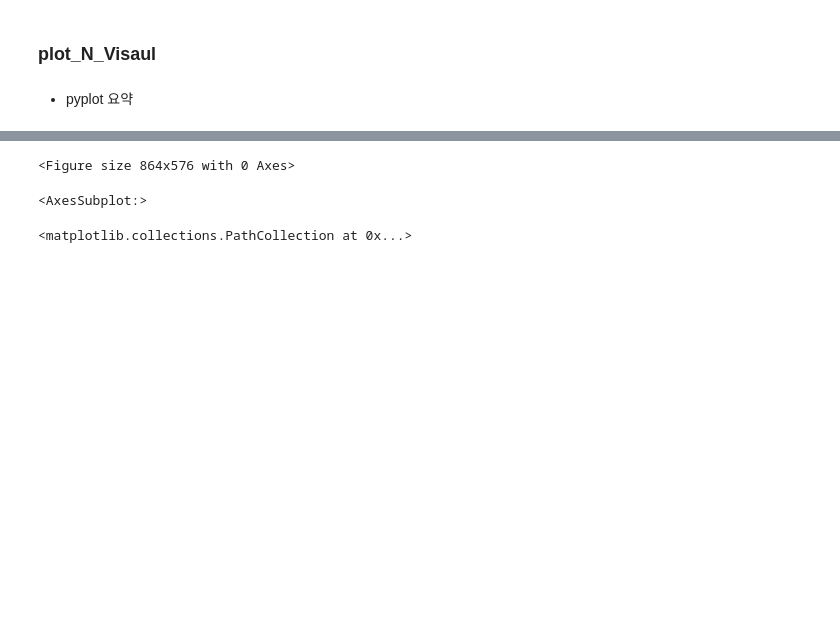
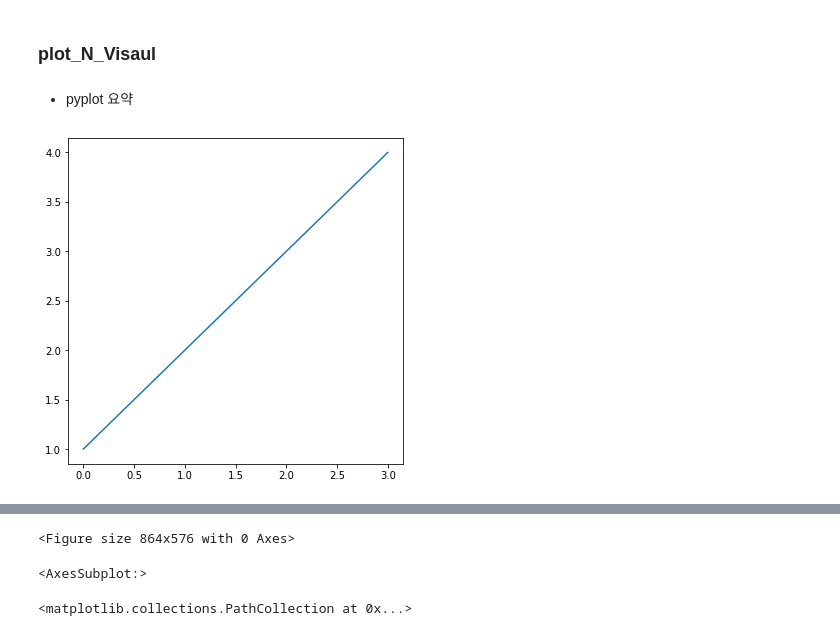
Before and after one commit to Soeui-lee/04.Colab, a Jupyter notebook: 연습/01.plot_n.ipynb, the cells around one changed output, grey strips where cells are left out. Saved outputs shown, nothing was run; the diff lists cells and outputs as text; code cells hidden in the pictures; blank space fills up the shorter version.

```diff
--- a/연습/01.plot_n.ipynb
+++ b/연습/01.plot_n.ipynb
@@ -2,3 +2,13 @@
 ### plot_N_Visaul
 # %% [markdown]
 - pyplot 요약
+# %%
+# 선 그리기
+
+import numpy as np
+import matplotlib.pyplot as plt
+
+plt.plot([1,2,3,4])
+plt.show()
+# %% [output]
+[figure, added]
```
Also changed, not shown: parts of 33 cells of this notebook.
